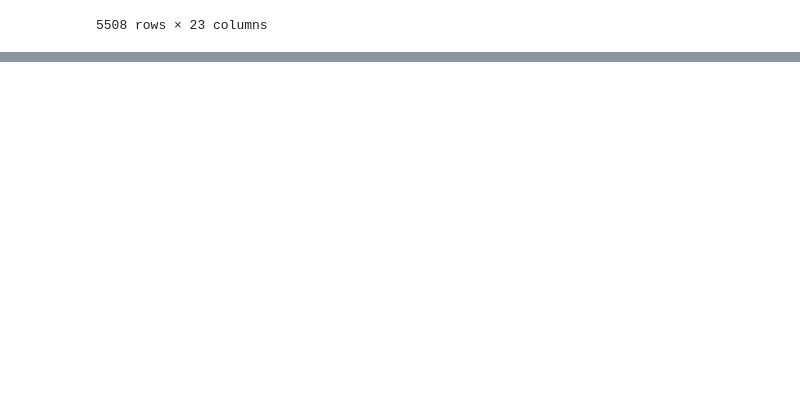
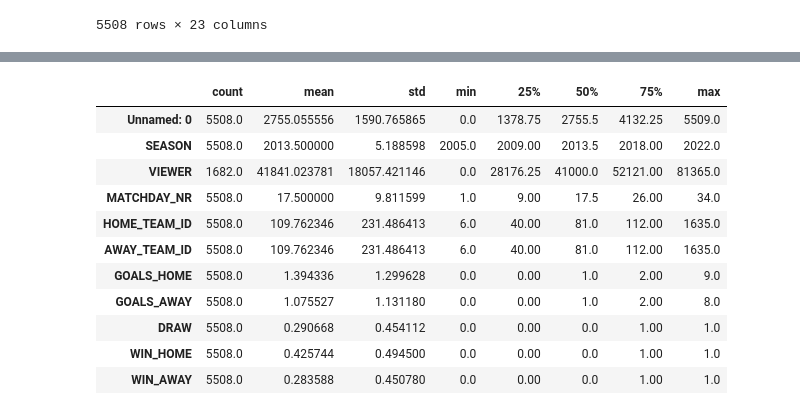
Before and after one commit to slatkowski/bundesliga_seasons_analysis, a Jupyter notebook: bundesliga_seasons_analyzis.ipynb, the cells around one changed output, grey strips where cells are left out. Drawn from its saved outputs; the diff is of its cells as text; code cells hidden in the pictures; blank space fills up the shorter version.

Commit message:
Added info and describe to see information about dataset and doing transpose to dataset to see all columns.

```diff
--- a/bundesliga_seasons_analyzis.ipynb
+++ b/bundesliga_seasons_analyzis.ipynb
@@ -23,0 +71,15 @@ df
+# %%
+df.describe().T
+# %% [output]
+|  | count | mean | std | min | 25% | 50% | 75% | max |
+| Unnamed: 0 | 5508.0 | 2755.055556 | 1590.765865 | 0.0 | 1378.75 | 2755.5 | 4132.25 | 5509.0 |
+| SEASON | 5508.0 | 2013.500000 | 5.188598 | 2005.0 | 2009.00 | 2013.5 | 2018.00 | 2022.0 |
+| VIEWER | 1682.0 | 41841.023781 | 18057.421146 | 0.0 | 28176.25 | 41000.0 | 52121.00 | 81365.0 |
+| MATCHDAY_NR | 5508.0 | 17.500000 | 9.811599 | 1.0 | 9.00 | 17.5 | 26.00 | 34.0 |
+| HOME_TEAM_ID | 5508.0 | 109.762346 | 231.486413 | 6.0 | 40.00 | 81.0 | 112.00 | 1635.0 |
+| AWAY_TEAM_ID | 5508.0 | 109.762346 | 231.486413 | 6.0 | 40.00 | 81.0 | 112.00 | 1635.0 |
+| GOALS_HOME | 5508.0 | 1.394336 | 1.299628 | 0.0 | 0.00 | 1.0 | 2.00 | 9.0 |
+| GOALS_AWAY | 5508.0 | 1.075527 | 1.131180 | 0.0 | 0.00 | 1.0 | 2.00 | 8.0 |
+| DRAW | 5508.0 | 0.290668 | 0.454112 | 0.0 | 0.00 | 0.0 | 1.00 | 1.0 |
+| WIN_HOME | 5508.0 | 0.425744 | 0.494500 | 0.0 | 0.00 | 0.0 | 1.00 | 1.0 |
+| WIN_AWAY | 5508.0 | 0.283588 | 0.450780 | 0.0 | 0.00 | 0.0 | 1.00 | 1.0 |
```
Also changed, not shown: parts of 3 cells of this notebook.
